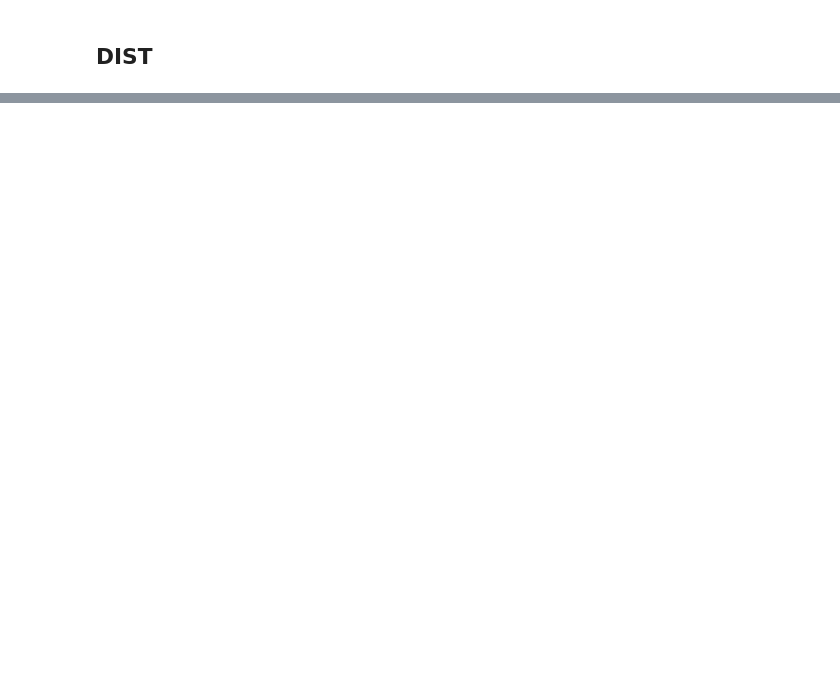
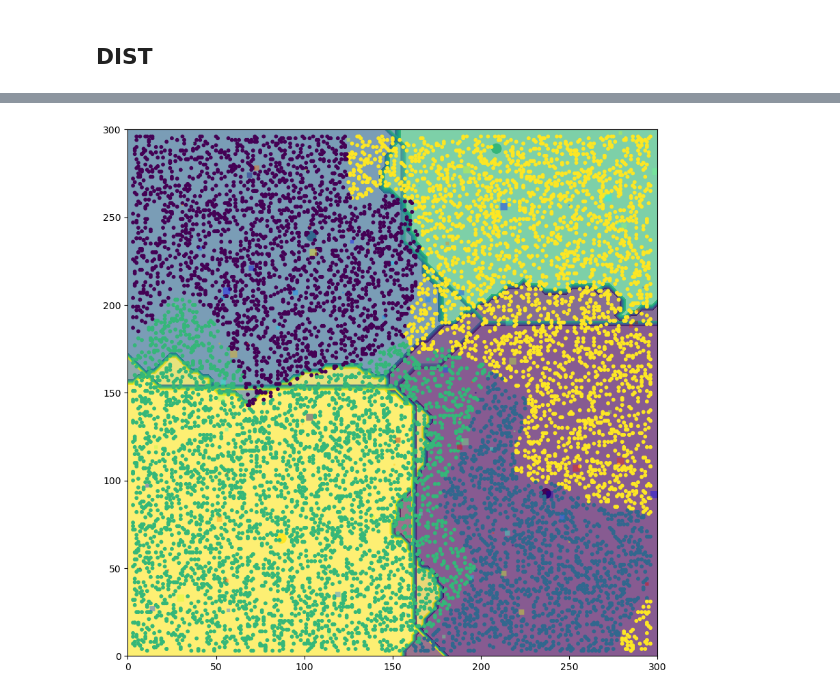
Before and after one commit to PRigas96/GeoCluster, a Jupyter notebook: kmeans.ipynb, the cells around one changed output, grey strips where cells are left out. Drawn from its saved outputs; the diff is of its cells as text; code cells hidden in the pictures; blank space fills up the shorter version.

```diff
--- a/kmeans.ipynb
+++ b/kmeans.ipynb
@@ -270,11 +233,13 @@ device = torch.device("cuda:0" if torch.cuda.is_available() else "cpu")
 # %%
 
 loss = nn.L1Loss()
+_, qp = loadData(100)
 qp = torch.tensor(qp)
 optimizer = torch.optim.Adam(vor.parameters(), lr=1e-3)
-epochs = 10000
-squares = np.load('100sq.npy')
+epochs = 5000
+squares, _ = loadData(100)
 pseudo_clusters = []
+n_centroids = 4
 for i in range(n_centroids):
     # append squares that their z_sq is i
     pseudo_clusters.append(squares[z_sq==i])
@@ -290,7 +255,7 @@ for i in range(outputs.shape[0]):
     for j in range(outputs.shape[1]):
         qpoint = qp[i].cpu().detach().numpy()
         F_ps[i,j], z_ps[i,j] = torch.tensor(NearestNeighbour(qpoint, pseudo_clusters[j]))
-
+print("Training Voronoi")
 for epoch in range(epochs):
     #qp = np.load('100qp.npy')
     # get 1000 random points from qp
@@ -326,7 +291,7 @@ for epoch in range(epochs):
     # get z_cost where we only penalize the wrong z and not its distance
     #z_cost = penalty(z, r_z)
     #F_l.append(F_cost.item())
-    z_l.append(z_cost)
+    z_l.append(z_cost.item())
     #cost = alpha*F_cost + beta*z_cost
     cost = 10*z_cost
     cost_l.append(cost.item())
@@ -334,7 +299,7 @@ for epoch in range(epochs):
     optimizer.zero_grad()
     cost.backward()
     optimizer.step()
-    if epoch%2000 ==0:
+    if epoch%1000 ==0:
         print("Epoch: ", epoch, "Cost: ", cost.item())
         # lets check acc
         acc = 0
@@ -421,35 +417,38 @@ import torchsummary
 torchsummary.summary(best_model)
 # %%
 from matplotlib import cm
-manifold_plot = manifold.detach().numpy()
+manifold_plot = manifold.cpu().detach().numpy()
 # plot manifold as contour
 fig = plt.figure(figsize=(10,10))
 
 #make 3d plot
 ax = fig.add_subplot(111)
 # plot class
 level = 200
 ax.contourf(manifold_plot[:,:,0], manifold_plot[:,:,1], manifold_plot[:,:,-1], levels=level, cmap='viridis', alpha=0.6)
-ax.contourf(manifold_plot[:,:,0], manifold_plot[:,:,1], m1[:,:,-1], levels=level, cmap='viridis', alpha=0.1)
+ax.contourf(manifold_plot[:,:,0], manifold_plot[:,:,1], manifold1[:,:,-1], levels=level, cmap='viridis', alpha=0.1)
 # plot scatter of output = model(model.z)
-o = best_outputs
+o = best_outputs.cpu().detach().numpy()
 # lb is 0,..,no
 no = n_centroids
 lb = np.linspace(0, no-1, no)
 ax.scatter(o[:,0], o[:,1],c=lb, s=100)
 # also plot qp
 qp_p = qp.cpu().detach().numpy()
 #labels = z.cpu().detach().numpy()
 ax.scatter(qp_p[:,0], qp_p[:,1],c=labels, s=10)
 # -1 is the noise
 #no = n_centroids
 #color = cm.coolwarm(np.linspace(0, 1, no))
 #for i in range(no):
 #    ax.scatter(qp_p[labels==i,0], qp_p[labels==i,1],c=color[i], s=10)
 #ax.set_xlim([0,300])
 #ax.set_ylim([0,300])
 # also vis data
-plot_data(fig,ax,sq, size=10, limits=[0,300,0,300])
+pt.plot_data_on_manifold(fig, ax, sq,size=10, limits=[0,300,0,300])
+#plot_data(fig,ax,sq, size=10, limits=[0,300,0,300])
+# %% [output]
+[figure, added]
 # %%
 # show all z
 fig = plt.figure(figsize=(10,10))
```
Also changed, not shown: parts of 43 cells of this notebook, 1 other file.
